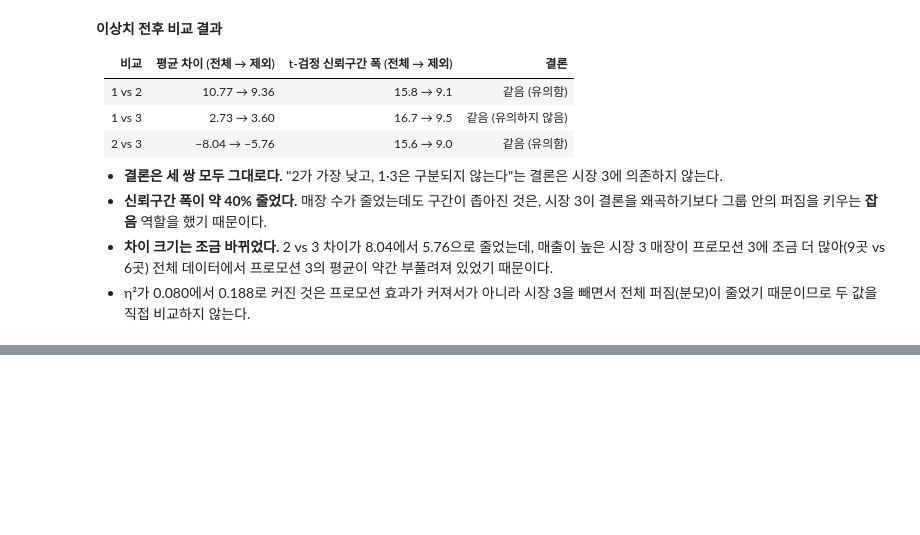
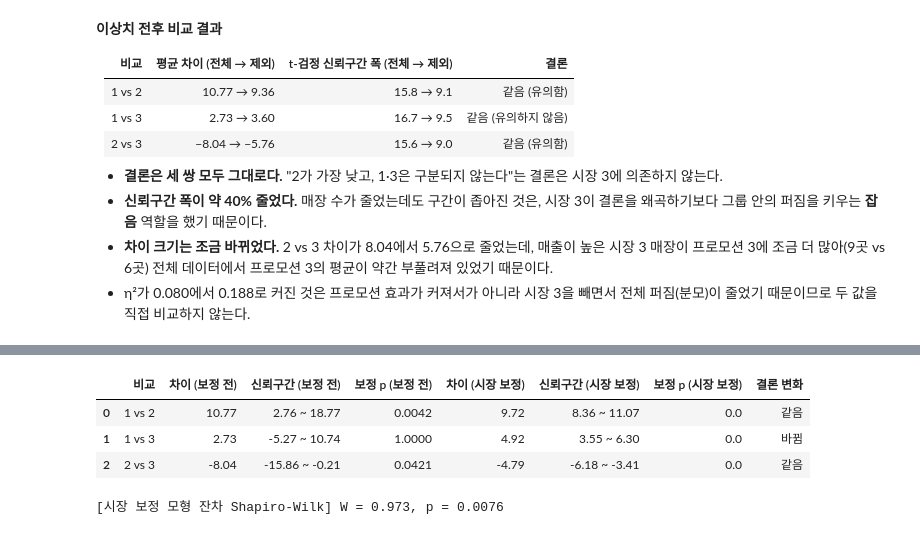
Before and after one commit to yeeunkim-dev/ai-data-bootcamp, a Jupyter notebook: D012+_통계적 검정과 인과추론/[통계적 검정과 인과추론] AB 테스트 - Fast Food Marketing Campaign.ipynb, the cells around one changed output, grey strips where cells are left out. Drawn from its saved outputs; the diff is of its cells as text; code cells hidden in the pictures; blank space fills up the shorter version.

```diff
--- a/D012+_통계적 검정과 인과추론/[통계적 검정과 인과추론] AB 테스트 - Fast Food Marketing Campaign.ipynb
+++ b/D012+_통계적 검정과 인과추론/[통계적 검정과 인과추론] AB 테스트 - Fast Food Marketing Campaign.ipynb
@@ -784,0 +940,38 @@ display(before_after)
+# %%
+# 쌍별 비교: 보정 전 vs 시장 보정 (Bonferroni, 98.3% 신뢰구간)
+def promo_contrast(model, a, b):
+    """회귀모형에서 프로모션 a − b의 평균 차이, Bonferroni 신뢰구간, 보정 p"""
+    names = list(model.params.index)
+    L = np.zeros(len(names))
+    for p, sign in [(a, 1), (b, -1)]:
+        if p != promos[0]:                       # 기준(프로모션 1)은 계수가 없음
+            L[names.index(f"C(Promotion)[T.{p}]")] += sign
+    res = model.t_test(L)
+    lo, hi = res.conf_int(alpha=alpha_adj)[0]
+    return float(res.effect[0]), lo, hi, min(float(res.pvalue) * n_pairs, 1.0)
+
+adj_rows = []
+for a, b in [(1, 2), (1, 3), (2, 3)]:
+    d0, lo0, hi0, p0 = promo_contrast(model_raw, a, b)
+    d1, lo1, hi1, p1 = promo_contrast(model_mkt, a, b)
+    adj_rows.append({
+        "비교": f"{a} vs {b}",
+        "차이 (보정 전)": round(d0, 2),
+        "신뢰구간 (보정 전)": f"{lo0:.2f} ~ {hi0:.2f}",
+        "보정 p (보정 전)": round(p0, 4),
+        "차이 (시장 보정)": round(d1, 2),
+        "신뢰구간 (시장 보정)": f"{lo1:.2f} ~ {hi1:.2f}",
+        "보정 p (시장 보정)": round(p1, 4),
+        "결론 변화": "같음" if (p0 < 0.05) == (p1 < 0.05) else "바뀜",
+    })
+display(pd.DataFrame(adj_rows))
+
+# 시장 보정 모형의 잔차 정규성 (참고)
+w_mkt, p_sw_mkt = stats.shapiro(model_mkt.resid)
+print(f"[시장 보정 모형 잔차 Shapiro-Wilk] W = {w_mkt:.3f}, p = {p_sw_mkt:.4f}")
+# %% [output]
+|  | 비교 | 차이 (보정 전) | 신뢰구간 (보정 전) | 보정 p (보정 전) | 차이 (시장 보정) | 신뢰구간 (시장 보정) | 보정 p (시장 보정) | 결론 변화 |
+| 0 | 1 vs 2 | 10.77 | 2.76 ~ 18.77 | 0.0042 | 9.72 | 8.36 ~ 11.07 | 0.0 | 같음 |
+| 1 | 1 vs 3 | 2.73 | -5.27 ~ 10.74 | 1.0000 | 4.92 | 3.55 ~ 6.30 | 0.0 | 바뀜 |
+| 2 | 2 vs 3 | -8.04 | -15.86 ~ -0.21 | 0.0421 | -4.79 | -6.18 ~ -3.41 | 0.0 | 같음 |
+[시장 보정 모형 잔차 Shapiro-Wilk] W = 0.973, p = 0.0076
```
Also changed, not shown: parts of 17 cells of this notebook.
